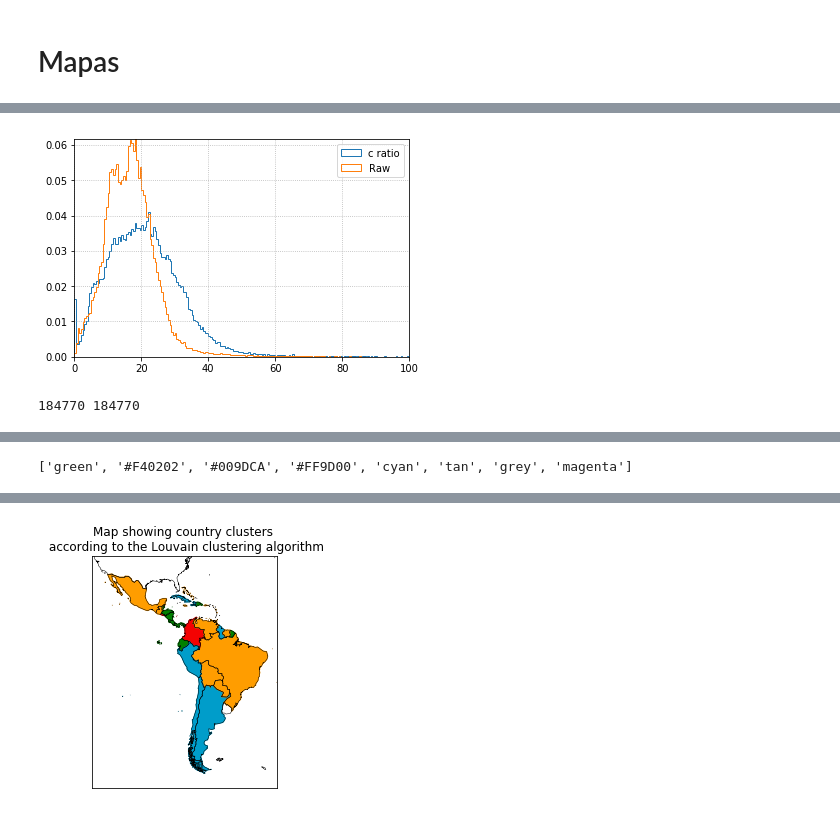
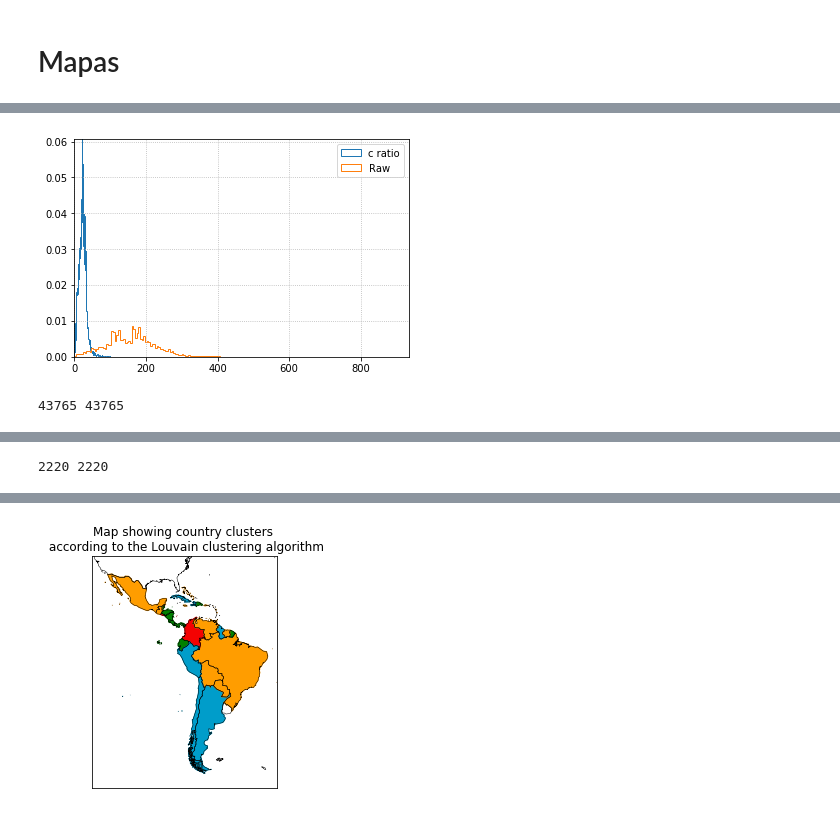
Before and after one commit to LACNIC/simon, a Jupyter notebook: estudios/LACNOG 2017 Revisitado.ipynb, the cells around one changed output, grey strips where cells are left out. Cells and saved outputs as stored; diff of their text form; code cells hidden in the pictures.

```diff
--- a/estudios/LACNOG 2017 Revisitado.ipynb
+++ b/estudios/LACNOG 2017 Revisitado.ipynb
@@ -870,6 +673,0 @@ plt.show()
-# %%
-ccs = set([r['country_origin'] for r in rs_speed_2017] + [r['country_destination'] for r in rs_speed_2017])
-
-rs_dict = build_dict(rs_speed_2017, ccs=ccs, dataset='speedchecker')
-G = build_graph(rs_dict)
-cluster_speed_2017 = clusterize(G)
@@ -1009,11 +808,11 @@ country_names = defaultdict(str)
 for rest in restcountries:
     country_names[rest['alpha2Code']] = rest['name']
 # %%
-from collections import defaultdict
+# from collections import defaultdict
 
-cluster_to_ccs = defaultdict(list)
-for cc, clus in cluster_speed_g100.items():
-    cluster_to_ccs[clus].append(cc)
+# cluster_to_ccs = defaultdict(list)
+# for cc, clus in cluster_speed_g100.items():
+#     cluster_to_ccs[clus].append(cc)
 
-for clus in set(cluster_speed_g100.values()):
-    print clus, [country_names[c].encode('utf-8') for c in cluster_to_ccs[clus]]
+# for clus in set(cluster_speed_g100.values()):
+#     print clus, [country_names[c].encode('utf-8') for c in cluster_to_ccs[clus]]
@@ -1064,7 +856,7 @@ def compute_distance(la1, lo1, la2, lo2):
 # %%
 from tqdm import tqdm
 # %%
-for rs in tqdm(rs_speed_g100 + rs_speed_2020):
+for rs in tqdm(rs_speed_2017 + rs_speed_2020):
     L = get_geo_info_from_ip_address(rs['ip_destination'])
 
     if L is None:
@@ -1209,32 +1002,33 @@ for clus in set(cluster_speed_g100.values()):
 # %%
-ratios = [r['c_ratio'] for r in rs_speed_g100]
-latencies = [r['min_rtt']/10.0 for r in rs_speed_g100]
+for results in [rs_speed_2017, rs_speed_2020]:
+    ratios = [r['c_ratio'] for r in results if 'c_ratio' in r]
+    latencies = [r['min_rtt'] for r in results]
 
-plt.hist(
-    ratios,
-    range=(0,100),
-    bins=200,
-    normed=True,
-    histtype='step',
-    label='c ratio'
-)
+    plt.hist(
+        ratios,
+        range=(0,100),
+        bins=200,
+        normed=True,
+        histtype='step',
+        label='c ratio'
+    )
 
-plt.hist(
-    latencies,
-    range=(0,100),
-    bins=200,
-    normed=True,
-    histtype='step',
-    label='Raw'
-)
+    plt.hist(
+        latencies,
+#         range=(0,100),
+        bins=200,
+        normed=True,
+        histtype='step',
+        label='Raw'
+    )
 
-plt.legend()
-plt.grid(linestyle='dotted')
-plt.margins(.0)
+    plt.legend()
+    plt.grid(linestyle='dotted')
+    plt.margins(.0)
 
-plt.show()
+    plt.show()
 
-print len(ratios), len(latencies)
+    print len(ratios), len(latencies)
 # %% [output]
-[figure, old version]
+[figure, new version]
-184770 184770
+43765 43765
@@ -1241,3 +1036,4 @@ print len(ratios), len(latencies)
+2220 2220
 # %%
 from matplotlib.colors import LinearSegmentedColormap
 
@@ -1289,7 +1085,3 @@ def map_lac_region(cluster, _cmap_colours=cmap_colours):
         show_colorbar=False
     )
     plt.show()
-# %%
-cmap_colours
-# %% [output]
-['green', '#F40202', '#009DCA', '#FF9D00', 'cyan', 'tan', 'grey', 'magenta']
```
Also changed, not shown: parts of 54 cells of this notebook, 1 other file.
